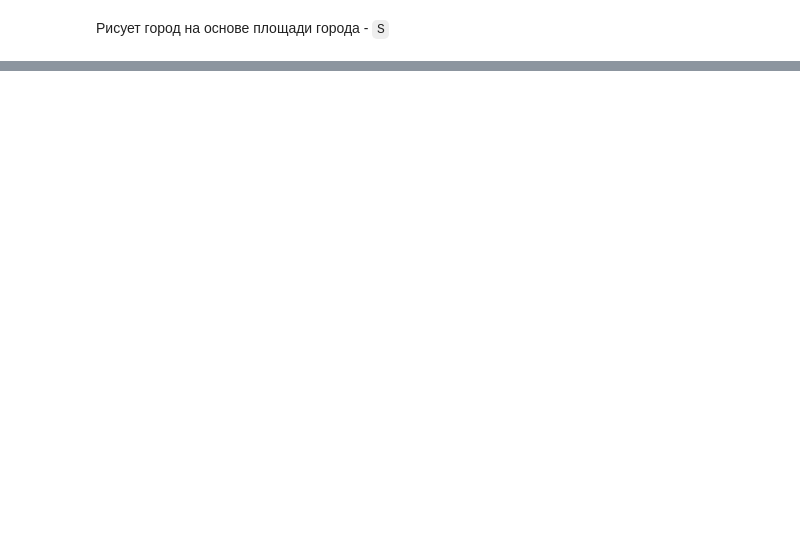
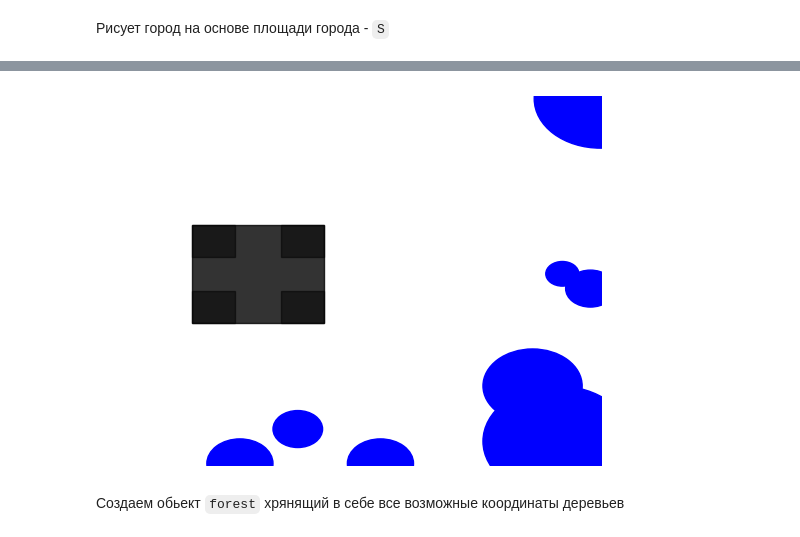
Before and after one commit to KirillCKO/PetProjects, a Jupyter notebook: OtherProjects/micro_projects.ipynb, the cells around one changed output, grey strips where cells are left out. Saved outputs shown, nothing was run; the diff lists cells and outputs as text; code cells hidden in the pictures; blank space fills up the shorter version.

```diff
--- a/OtherProjects/micro_projects.ipynb
+++ b/OtherProjects/micro_projects.ipynb
@@ -341,17 +315,0 @@ def create_new_forest():
-# %%
-def draw_lake(count_ = 4, radius_=25, color_='blue'):
-  random_lake_radius = [10,15,20,25]
-  random_lake_center = [-20,-30,-40, -50,-70,30,50,100,70,40]
-  for i in range(count_):
-    rad = random.choices(random_lake_radius)[0]
-    place = random.choices(random_lake_center)[0], random.choices(random_lake_center)[0]
-    plt.pie([1], radius=rad, center=place, colors='blue')
-  plt.grid(True)
-  plt.axis(True)
-
-
-plt.figure(figsize=(6, 4))
-draw_lake(7)
-plt.xlim(-100,100)
-plt.ylim(-100,100)
-plt.show()
@@ -607,0 +354,52 @@ def go():
+# %%
+def draw_city(S_=50, color='black'):
+  # Размер маленьких квадратов
+  C_ = S_//3
+  # Генерация случайной координаты для большого квадрата
+  x = random.randint(-150, 150 - S_)
+  y = random.randint(-150, 150 - S_)
+  squares_coordinates = [(x, y)]
+
+  # Нарисовать большой квадрат
+  square = plt.Rectangle((x, y), S_, S_, color=color, alpha=0.8)
+  ax.add_patch(square)
+
+  for i in range(2):
+    for j in range(2):
+      subquare_x = x + i * (S_ - C_)
+      subquare_y = y + j * (S_ - C_)
+      subquare = plt.Rectangle((subquare_x, subquare_y), C_, C_,
+                               color='black', alpha=0.5)
+      ax.add_patch(subquare)
+
+  # Создаем объект Polygon для представления квадрата
+  square_polygon = Polygon([(x, y),
+                            (x + S_, y),
+                            (x + S_, y + S_),
+                            (x, y + S_)])
+
+  # Список для хранения точек внутри квадрата
+  points_inside_square = []
+
+  # Перебираем все точки в предполагаемой области, где может находиться вторая фигура
+  for x_ in range(x, x + S_):
+      for y_ in range(y, y + S_):
+          point = Point(x_, y_)
+          # Проверяем, находится ли точка внутри квадрата
+          if square_polygon.contains(point):
+              points_inside_square.append((x_, y_))
+
+
+  return square_polygon
+
+fig, ax = plt.subplots()
+ax.set_xlim(-150, 150)
+ax.set_ylim(-150, 150)
+ax.axis(False)
+
+square_polygon = draw_city(80)
+circle_rad_center = draw_lake(10, square_polygon=square_polygon)
+# %% [output]
+[figure, added]
+# %% [markdown]
+Создаем обьект `forest` хрянящий в себе все возможные координаты деревьев
```
Also changed, not shown: parts of 24 cells of this notebook.
